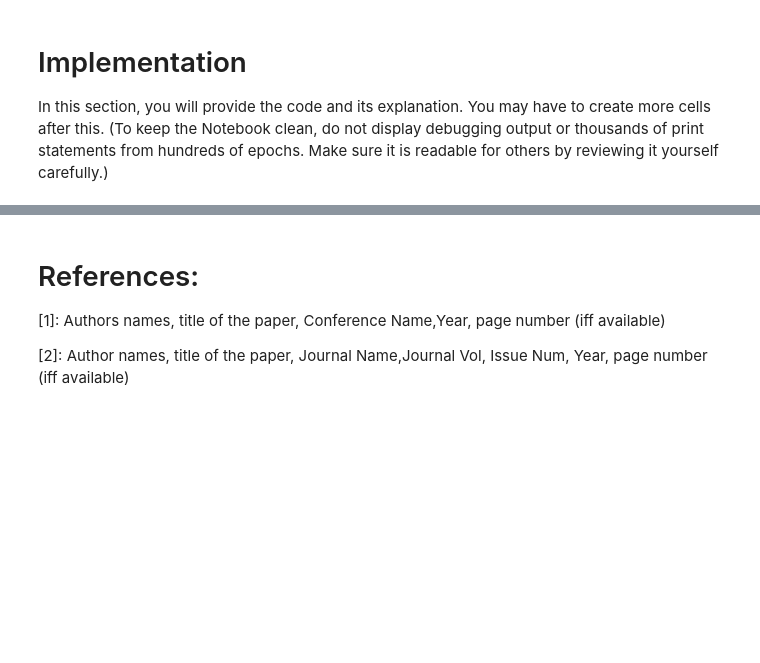
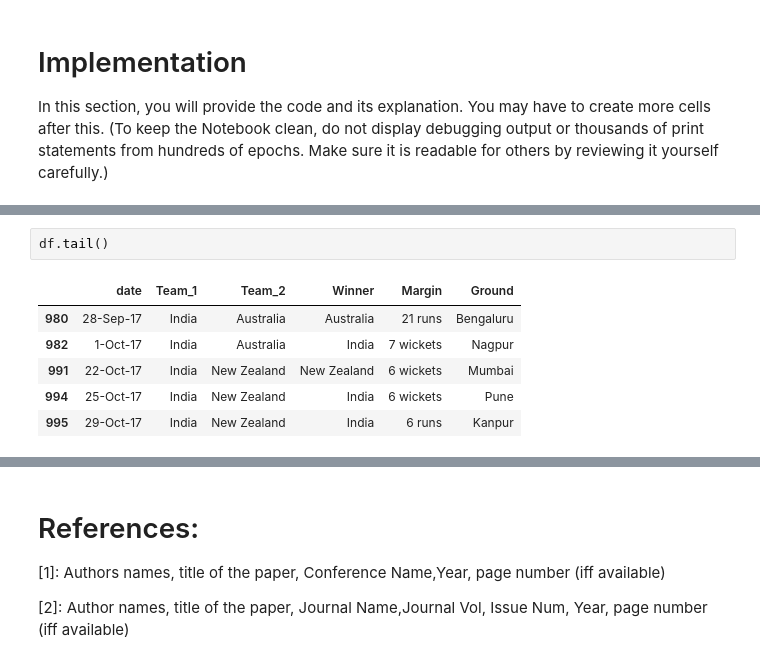
Before and after one commit to zameer96/mlp_project_final, a Jupyter notebook: AIDI_1002_Final_Project_Template.ipynb, the cells around one changed output, grey strips where cells are left out. Cells and saved outputs as stored; diff of their text form; blank space fills up the shorter version.

```diff
--- a/AIDI_1002_Final_Project_Template.ipynb
+++ b/AIDI_1002_Final_Project_Template.ipynb
@@ -58,0 +92,9 @@ Write what you have learnt in this project. In particular, write few sentences a
+# %%
+df.tail()
+# %% [output]
+|  | date | Team_1 | Team_2 | Winner | Margin | Ground |
+| 980 | 28-Sep-17 | India | Australia | Australia | 21 runs | Bengaluru |
+| 982 | 1-Oct-17 | India | Australia | India | 7 wickets | Nagpur |
+| 991 | 22-Oct-17 | India | New Zealand | New Zealand | 6 wickets | Mumbai |
+| 994 | 25-Oct-17 | India | New Zealand | India | 6 wickets | Pune |
+| 995 | 29-Oct-17 | India | New Zealand | India | 6 runs | Kanpur |
```
Also changed, not shown: parts of 42 cells of this notebook, 2 other files.
